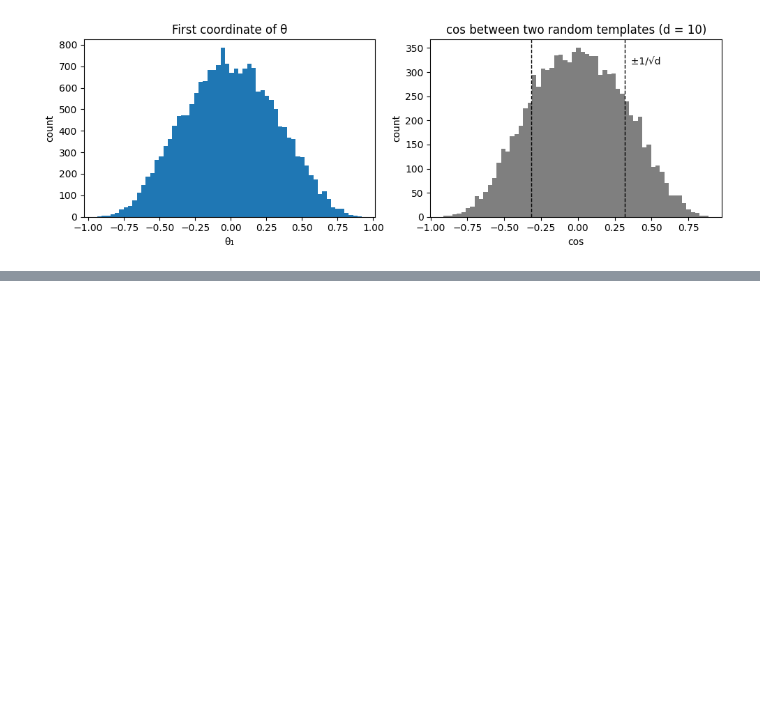
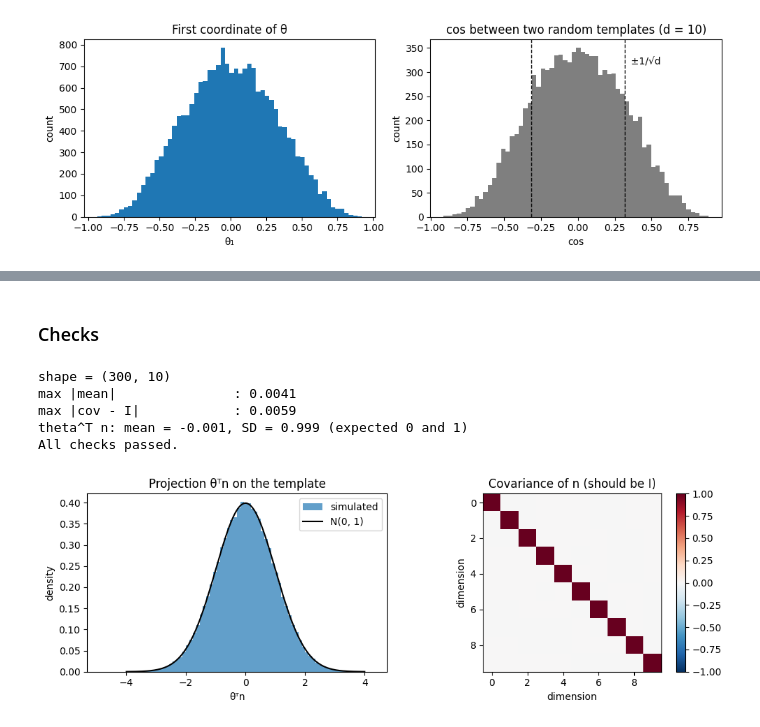
Before and after one commit to Haha6400/RC-with-a-simulated-person, a Jupyter notebook: notebooks/01-simulated-person.ipynb, the cells around one changed output, grey strips where cells are left out. Drawn from its saved outputs; the diff is of its cells as text; code cells hidden in the pictures; blank space fills up the shorter version.

Commit message:
STEP2/feat: make_noise return noise vectors

```diff
--- a/notebooks/01-simulated-person.ipynb
+++ b/notebooks/01-simulated-person.ipynb
@@ -109,0 +118,76 @@ random-guess cosine: mean = 0.000, mean |cos| = 0.258, RMS = 0.314 (1/sqrt(d) =
+# %%
+def make_noise(n_trials, d, rng=None):
+    """Return noise patterns of shape (n_trials, d); row t is n_t ~ N(0, I_d), independent across trials.
+
+    Parameters
+    ----------
+    n_trials : int
+        Number of trials N (>= 1).
+    d : int
+        Number of dimensions of the stimulus space (>= 1).
+    rng : np.random.Generator, optional
+        Random generator, for reproducible runs. A fresh one is created if None.
+    """
+    for name, value in (("n_trials", n_trials), ("d", d)):
+        if int(value) != value or value < 1:
+            raise ValueError(f"{name} must be a positive integer, got {value!r}")
+    rng = np.random.default_rng() if rng is None else rng
+    return rng.standard_normal((int(n_trials), int(d)))
+# %% [markdown]
+### Checks
+# %%
+n_trials = 300
+noise = make_noise(n_trials, d, rng)
+print("shape =", noise.shape)
+assert noise.shape == (n_trials, d)
+
+# Reproducible: same seed -> same noise
+assert np.array_equal(make_noise(5, d, np.random.default_rng(1)),
+                      make_noise(5, d, np.random.default_rng(1)))
+
+# Bad input is rejected
+for bad in ((0, d), (n_trials, 0), (2.5, d), (n_trials, -1)):
+    try:
+        make_noise(*bad)
+    except ValueError:
+        pass
+    else:
+        raise AssertionError(f"make_noise{bad} should fail")
+
+# Distribution: mean 0 and covariance I, over many trials
+big = make_noise(200_000, d, rng)
+cov = np.cov(big, rowvar=False)
+print("max |mean|               :", np.abs(big.mean(axis=0)).max().round(4))
+print("max |cov - I|            :", np.abs(cov - np.eye(d)).max().round(4))
+
+# Projection on a unit template is N(0, 1).
+# errstate: NumPy 2.0 + macOS system BLAS can emit false divide/overflow warnings from `@`;
+# the assert below checks that the result itself is fine.
+with np.errstate(divide="ignore", over="ignore", invalid="ignore"):
+    proj = big @ theta
+assert np.isfinite(proj).all()
+print(f"theta^T n: mean = {proj.mean():.3f}, SD = {proj.std():.3f} (expected 0 and 1)")
+print("All checks passed.")
+# %% [output]
+shape = (300, 10)
+max |mean|               : 0.0041
+max |cov - I|            : 0.0059
+theta^T n: mean = -0.001, SD = 0.999 (expected 0 and 1)
+All checks passed.
+# %%
+fig, axes = plt.subplots(1, 2, figsize=(10, 3.5))
+
+x = np.linspace(-4, 4, 200)
+axes[0].hist(proj, bins=80, density=True, color="tab:blue", alpha=0.7, label="simulated")
+axes[0].plot(x, np.exp(-x**2 / 2) / np.sqrt(2 * np.pi), "k", lw=1.5, label="N(0, 1)")
+axes[0].set(title="Projection θᵀn on the template", xlabel="θᵀn", ylabel="density")
+axes[0].legend()
+
+im = axes[1].imshow(cov, cmap="RdBu_r", vmin=-1, vmax=1)
+axes[1].set(title="Covariance of n (should be I)", xlabel="dimension", ylabel="dimension")
+fig.colorbar(im, ax=axes[1], fraction=0.046)
+
+plt.tight_layout()
+plt.show()
+# %% [output]
+[figure, added]
```
Also changed, not shown: parts of 2 cells of this notebook.
